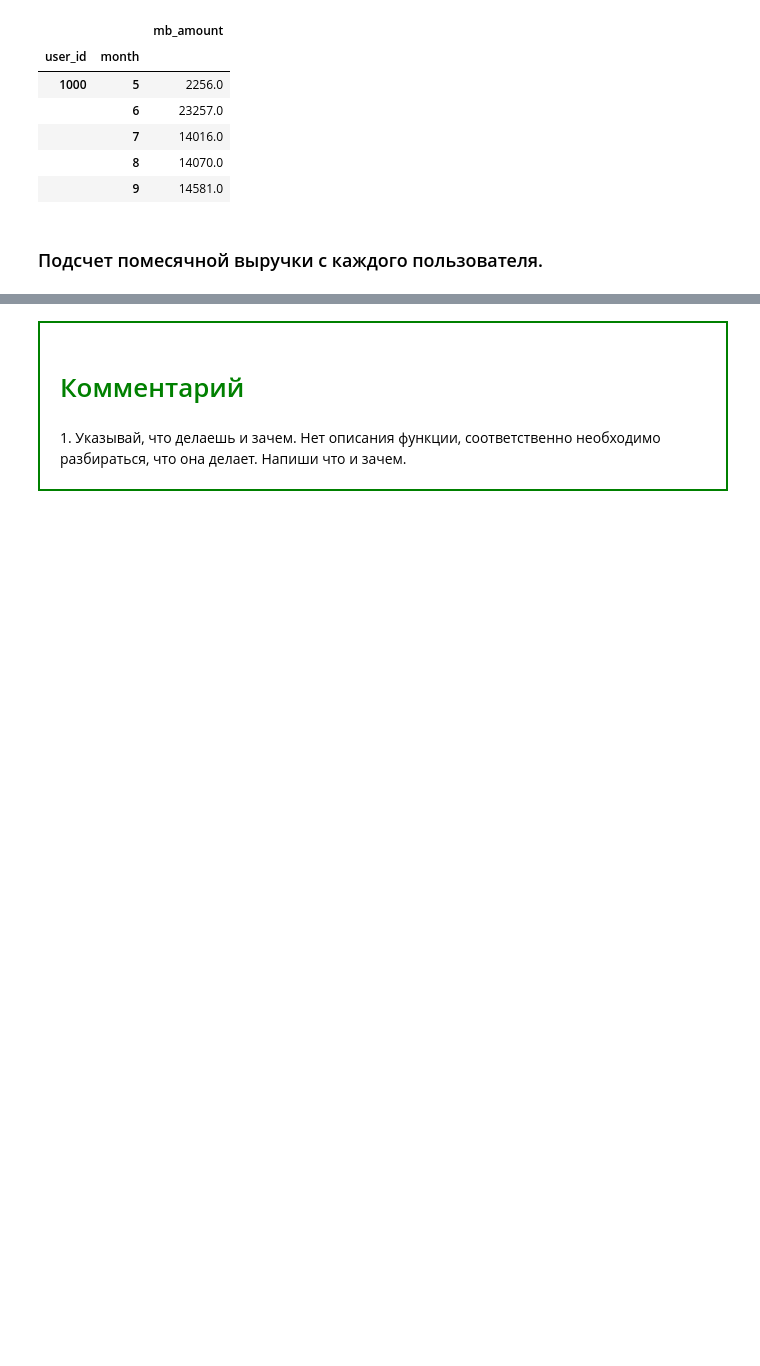
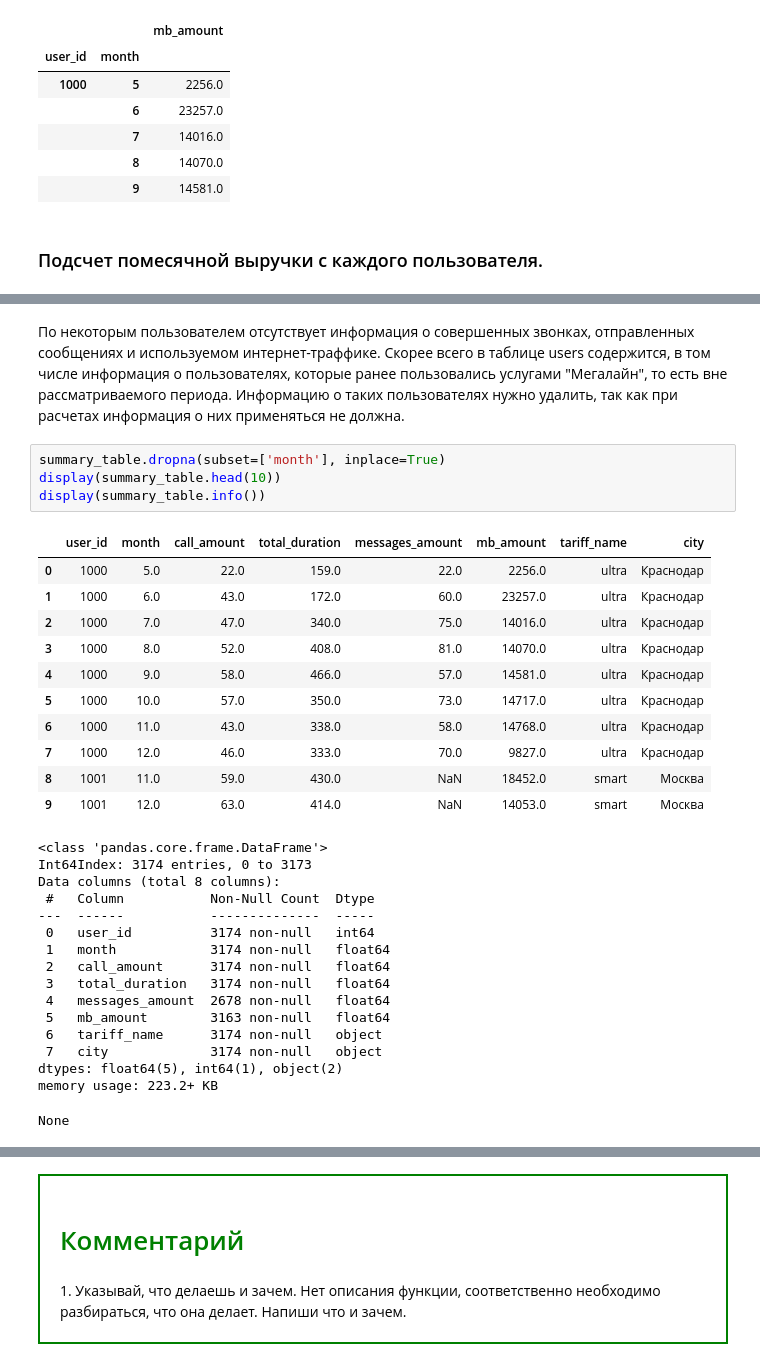
Before and after one commit to Valery2120/DS-DE, a Jupyter notebook: jupyter/ds/theme_05/theme_05.ipynb, the cells around one changed output, grey strips where cells are left out. Saved outputs shown, nothing was run; the diff lists cells and outputs as text; blank space fills up the shorter version.

```diff
--- a/jupyter/ds/theme_05/theme_05.ipynb
+++ b/jupyter/ds/theme_05/theme_05.ipynb
@@ -533,0 +591,34 @@ None
+# %% [markdown]
+По некоторым пользователем отсутствует информация о совершенных звонках, отправленных сообщениях и используемом интернет-траффике. Скорее всего в таблице users содержится, в том числе информация о пользователях, которые ранее пользовались услугами "Мегалайн", то есть вне рассматриваемого периода. Информацию о таких пользователях нужно удалить, так как при расчетах информация о них применяться не должна.
+# %%
+summary_table.dropna(subset=['month'], inplace=True)
+display(summary_table.head(10))
+display(summary_table.info())
+# %% [output]
+|  | user_id | month | call_amount | total_duration | messages_amount | mb_amount | tariff_name | city |
+| 0 | 1000 | 5.0 | 22.0 | 159.0 | 22.0 | 2256.0 | ultra | Краснодар |
+| 1 | 1000 | 6.0 | 43.0 | 172.0 | 60.0 | 23257.0 | ultra | Краснодар |
+| 2 | 1000 | 7.0 | 47.0 | 340.0 | 75.0 | 14016.0 | ultra | Краснодар |
+| 3 | 1000 | 8.0 | 52.0 | 408.0 | 81.0 | 14070.0 | ultra | Краснодар |
+| 4 | 1000 | 9.0 | 58.0 | 466.0 | 57.0 | 14581.0 | ultra | Краснодар |
+| 5 | 1000 | 10.0 | 57.0 | 350.0 | 73.0 | 14717.0 | ultra | Краснодар |
+| 6 | 1000 | 11.0 | 43.0 | 338.0 | 58.0 | 14768.0 | ultra | Краснодар |
+| 7 | 1000 | 12.0 | 46.0 | 333.0 | 70.0 | 9827.0 | ultra | Краснодар |
+| 8 | 1001 | 11.0 | 59.0 | 430.0 | NaN | 18452.0 | smart | Москва |
+| 9 | 1001 | 12.0 | 63.0 | 414.0 | NaN | 14053.0 | smart | Москва |
+<class 'pandas.core.frame.DataFrame'>
+Int64Index: 3174 entries, 0 to 3173
+Data columns (total 8 columns):
+ #   Column           Non-Null Count  Dtype
+---  ------           --------------  -----
+ 0   user_id          3174 non-null   int64
+ 1   month            3174 non-null   float64
+ 2   call_amount      3174 non-null   float64
+ 3   total_duration   3174 non-null   float64
+ 4   messages_amount  2678 non-null   float64
+ 5   mb_amount        3163 non-null   float64
+ 6   tariff_name      3174 non-null   object
+ 7   city             3174 non-null   object
+dtypes: float64(5), int64(1), object(2)
+memory usage: 223.2+ KB
+None
```
Also changed, not shown: parts of 34 cells of this notebook.
